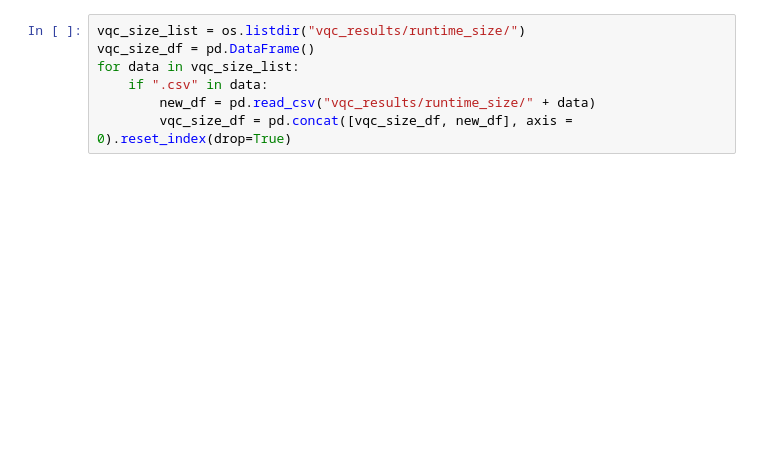
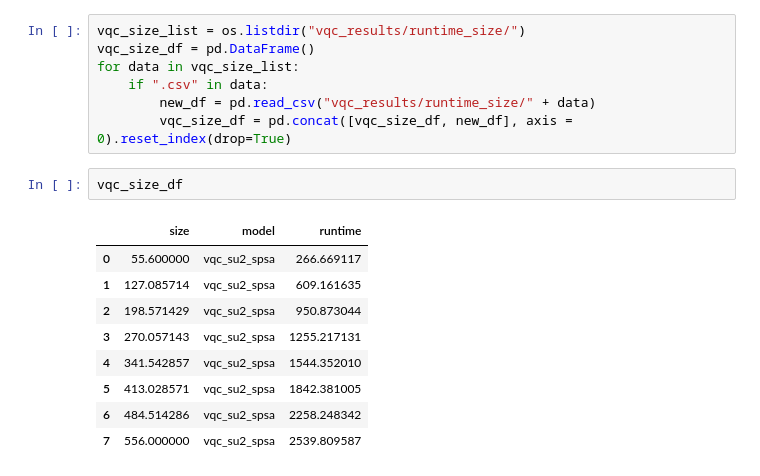
Before and after one commit to MUbarak123-56/qml-research, a Jupyter notebook: predictive_maintenance/data_analysis.ipynb, the cells around one changed output. Saved outputs shown, nothing was run; the diff lists cells and outputs as text; blank space fills up the shorter version.

```diff
--- a/predictive_maintenance/data_analysis.ipynb
+++ b/predictive_maintenance/data_analysis.ipynb
@@ -241,6 +241,18 @@ for data in vqc_size_list:
     if ".csv" in data:
         new_df = pd.read_csv("vqc_results/runtime_size/" + data)
         vqc_size_df = pd.concat([vqc_size_df, new_df], axis = 0).reset_index(drop=True)
+# %%
+vqc_size_df
+# %% [output]
+|  | size | model | runtime |
+| 0 | 55.600000 | vqc_su2_spsa | 266.669117 |
+| 1 | 127.085714 | vqc_su2_spsa | 609.161635 |
+| 2 | 198.571429 | vqc_su2_spsa | 950.873044 |
+| 3 | 270.057143 | vqc_su2_spsa | 1255.217131 |
+| 4 | 341.542857 | vqc_su2_spsa | 1544.352010 |
+| 5 | 413.028571 | vqc_su2_spsa | 1842.381005 |
+| 6 | 484.514286 | vqc_su2_spsa | 2258.248342 |
+| 7 | 556.000000 | vqc_su2_spsa | 2539.809587 |
 # %%
 plt.figure(figsize=(20,10))
 sns.lineplot(x = "size", y = "runtime", data = vqc_size_df, marker="o")
```
Also changed, not shown: parts of 7 cells of this notebook, 10 other files.
